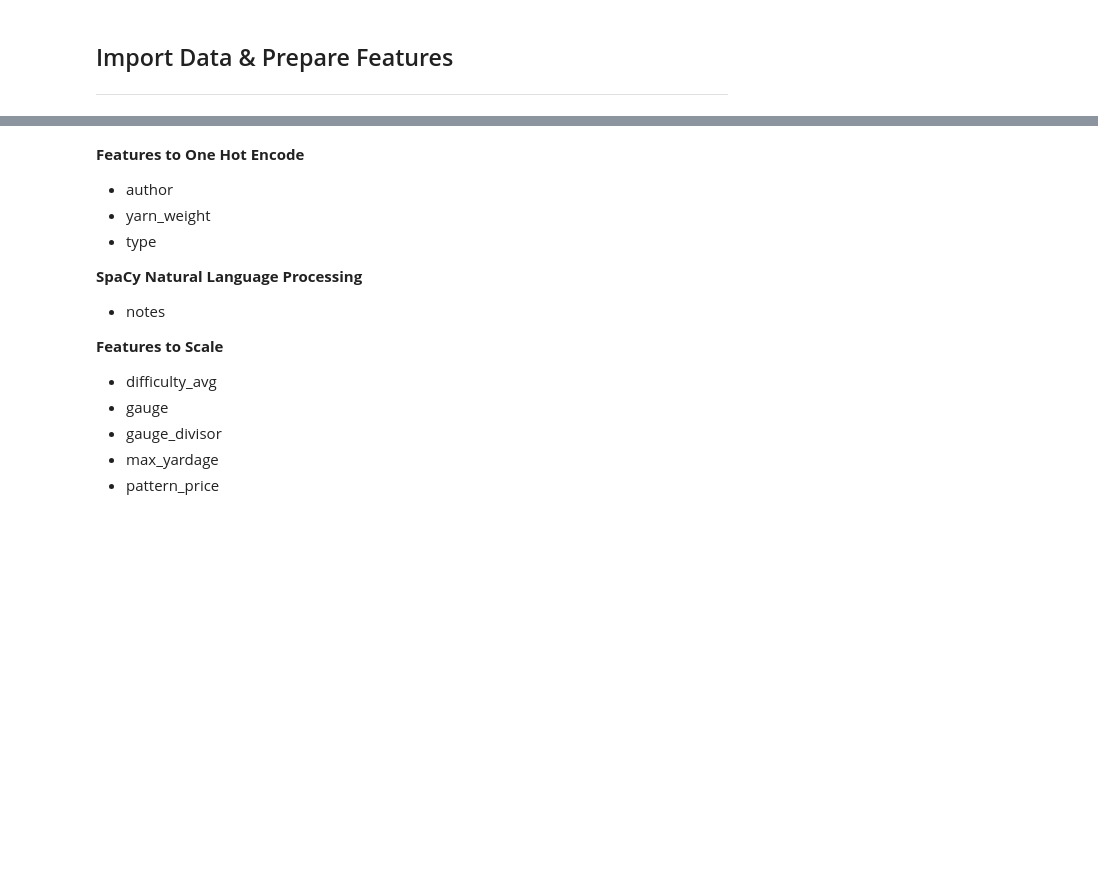
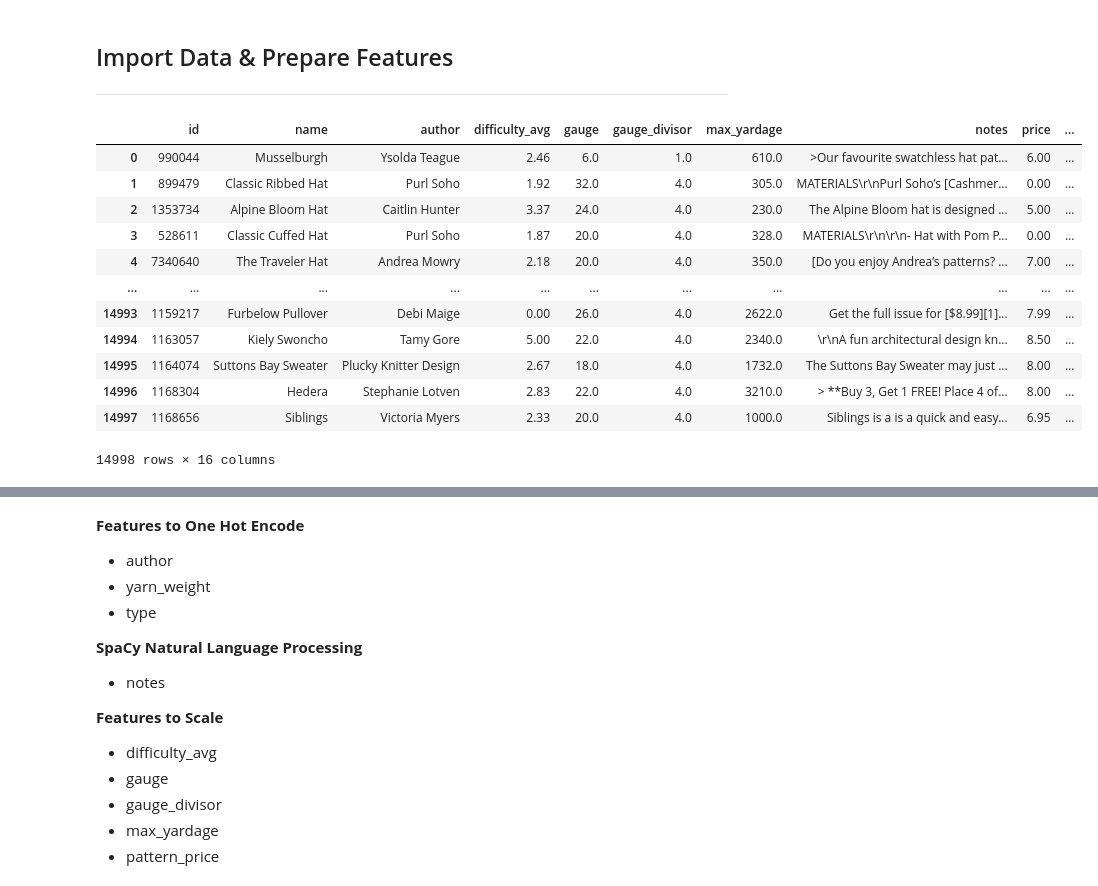
Before and after one commit to FragariaChemist/ravelry_project, a Jupyter notebook: code/03_rec_model_code.ipynb, the cells around one changed output, grey strips where cells are left out. Cells and saved outputs as stored; diff of their text form; code cells hidden in the pictures; blank space fills up the shorter version.

```diff
--- a/code/03_rec_model_code.ipynb
+++ b/code/03_rec_model_code.ipynb
@@ -37 +39,17 @@ ___
+# %%
+rav_clean_df
+# %% [output]
+|  | id | name | author | difficulty_avg | gauge | gauge_divisor | max_yardage | notes | price | ... |
+| 0 | 990044 | Musselburgh | Ysolda Teague | 2.46 | 6.0 | 1.0 | 610.0 | >Our favourite swatchless hat pat... | 6.00 | ... |
+| 1 | 899479 | Classic Ribbed Hat | Purl Soho | 1.92 | 32.0 | 4.0 | 305.0 | MATERIALS\r\nPurl Soho’s [Cashmer... | 0.00 | ... |
+| 2 | 1353734 | Alpine Bloom Hat | Caitlin Hunter | 3.37 | 24.0 | 4.0 | 230.0 | The Alpine Bloom hat is designed ... | 5.00 | ... |
+| 3 | 528611 | Classic Cuffed Hat | Purl Soho | 1.87 | 20.0 | 4.0 | 328.0 | MATERIALS\r\n\r\n- Hat with Pom P... | 0.00 | ... |
+| 4 | 7340640 | The Traveler Hat | Andrea Mowry | 2.18 | 20.0 | 4.0 | 350.0 | [Do you enjoy Andrea’s patterns? ... | 7.00 | ... |
+| ... | ... | ... | ... | ... | ... | ... | ... | ... | ... | ... |
+| 14993 | 1159217 | Furbelow Pullover | Debi Maige | 0.00 | 26.0 | 4.0 | 2622.0 | Get the full issue for [$8.99][1]... | 7.99 | ... |
+| 14994 | 1163057 | Kiely Swoncho | Tamy Gore | 5.00 | 22.0 | 4.0 | 2340.0 | \r\nA fun architectural design kn... | 8.50 | ... |
+| 14995 | 1164074 | Suttons Bay Sweater | Plucky Knitter Design | 2.67 | 18.0 | 4.0 | 1732.0 | The Suttons Bay Sweater may just ... | 8.00 | ... |
+| 14996 | 1168304 | Hedera | Stephanie Lotven | 2.83 | 22.0 | 4.0 | 3210.0 | > **Buy 3, Get 1 FREE! Place 4 of... | 8.00 | ... |
+| 14997 | 1168656 | Siblings | Victoria Myers | 2.33 | 20.0 | 4.0 | 1000.0 | Siblings is a is a quick and easy... | 6.95 | ... |
+14998 rows × 16 columns
 # %%
```
Also changed, not shown: parts of 27 cells of this notebook, 10 other files.
